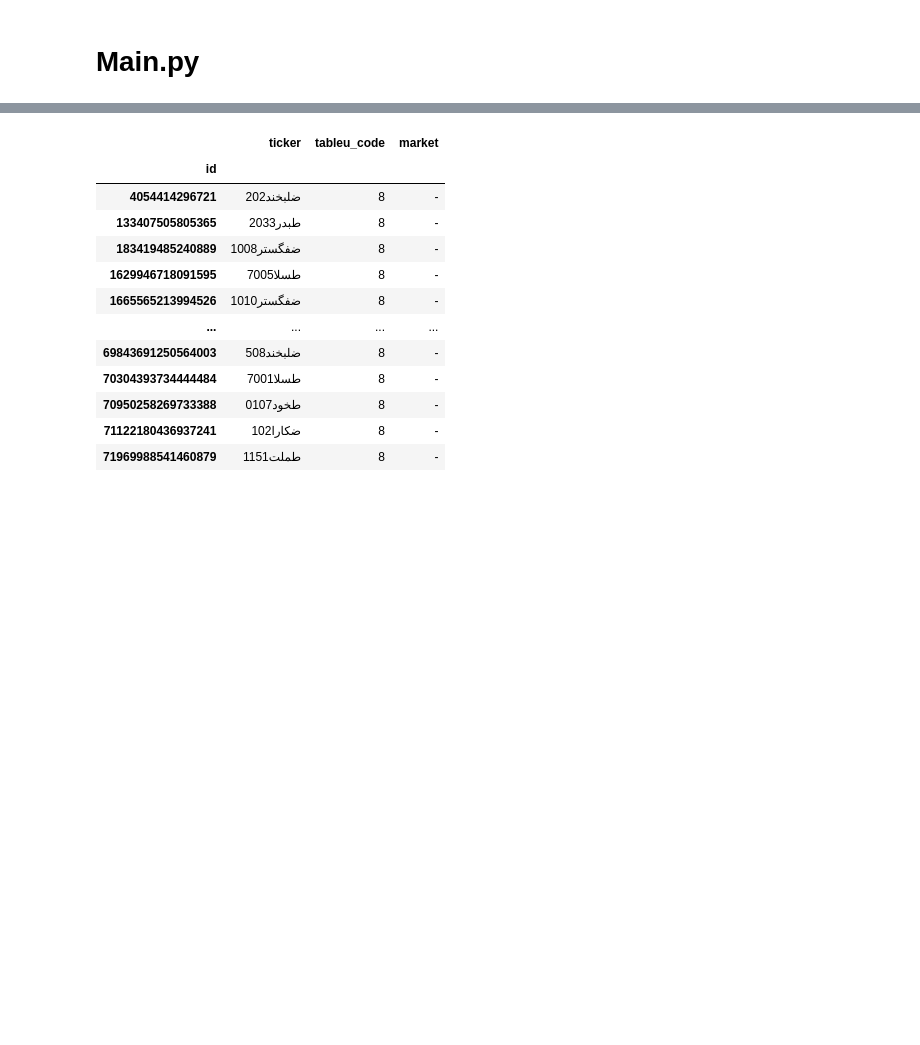
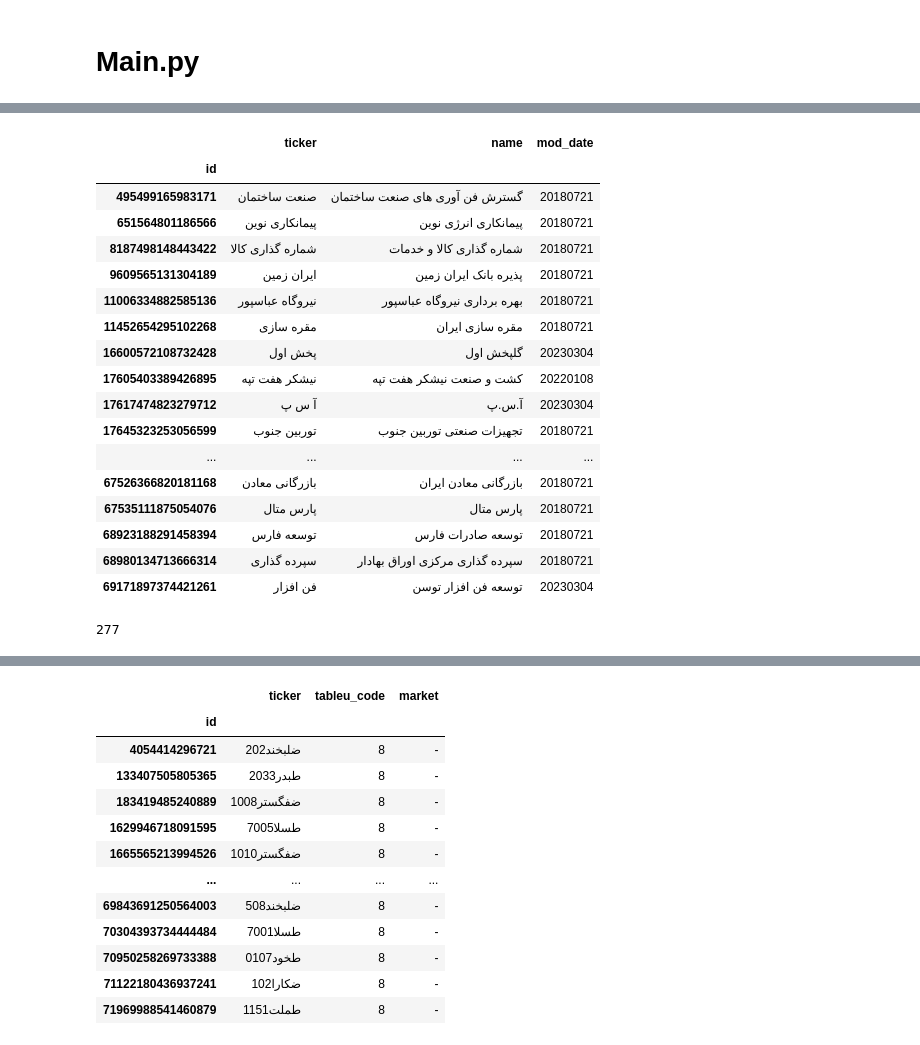
Before and after one commit to Aquarii/dashboard, a Jupyter notebook: draft.ipynb, the cells around one changed output, grey strips where cells are left out. Drawn from its saved outputs; the diff is of its cells as text; code cells hidden in the pictures; blank space fills up the shorter version.

```diff
--- a/draft.ipynb
+++ b/draft.ipynb
@@ -181,0 +73,13 @@ array(['8', '5', '4', '1', '7', '3', '9', '6'], dtype=object)
+# %%
+conn = db.connect(cfg['PATH']['DB'])
+# region: sqlalchemy connection
+# db_url = URL.create(
+#     'postgresql+psycopg2',
+#     username = cfg['DB']['USERNAME'],
+#     password = cfg['DB']['PASSWORD'],
+#     host = cfg['DB']['HOST'],
+#     database = cfg['DB']['NAME']
+# )
+# engine = create_engine(db_url, echo=False)
+# conn = engine.connect()
+# endregion
@@ -181,0 +148,8 @@ array(['8', '5', '4', '1', '7', '3', '9', '6'], dtype=object)
+# %%
+insts = pd.read_sql('select * from instruments_aio', conn, index_col='id')
+drop_cols = ['inst_code_12','inst_code_5','name_latin','company_code_4',
+    'company_name','industry_sector_code','industry_subsector_code',
+    'نام شرکت','نام لاتین شرکت','نماد 30 رقمی فارسی','نماد فارسی','کد 12 رقمی شرکت',
+    'کد 12 رقمی نماد','کد 4 رقمی شرکت','کد 5 رقمی نماد','کد تابلو']
+insts.drop(drop_cols, axis=1, inplace=True)
+insts
@@ -181,0 +192,16 @@ array(['8', '5', '4', '1', '7', '3', '9', '6'], dtype=object)
+# %%
+# 'حق تقدم'
+# بجز بازار پایه و شرکتهای کوچک و متوسط فرابورس
+insts[(insts['type'] == 'حق تقدم') & (insts['tableu_code'] != '9') & (insts['tableu_code'] != '7')]['بازار'].unique()
+
+# سهام عادی
+# بجز بازار پایه و شرکتهای کوچک و متوسط فرابورس
+saham = insts[
+    (insts['type'] == 'سهام عادی') &
+    (insts['tableu_code'] != '9') &
+    (insts['tableu_code'] != '8') &
+    (insts['tableu_code'] != '7') &
+    (insts['tableu_code'] != '4') &
+    (insts['بازار'] != '-')
+]
+saham
@@ -181,0 +217,40 @@ array(['8', '5', '4', '1', '7', '3', '9', '6'], dtype=object)
+# %%
+saham[saham['ticker'].str.contains(' ')][['ticker','name','mod_date']]
+# 17617474823279712	آ س پ	آ.س.پ
+# 27096851668435724	جم پیلن	پلی پروپیلن جم - جم پیلن
+# 43362635835198978	های وب	داده گسترعصرنوین-های وب
+# 62977319271289925	کی بی سی	شرکت کی بی سی
+# %% [output]
+|  | ticker | name | mod_date |
+| id |  |  |  |
+| 495499165983171 | صنعت ساختمان | گسترش فن آوری های صنعت ساختمان | 20180721 |
+| 651564801186566 | پیمانکاری نوین | پیمانکاری انرژی نوین | 20180721 |
+| 8187498148443422 | شماره گذاری کالا | شماره گذاری کالا و خدمات | 20180721 |
+| 9609565131304189 | ایران زمین | پذیره بانک ایران زمین | 20180721 |
+| 11006334882585136 | نیروگاه عباسپور | بهره برداری نیروگاه عباسپور | 20180721 |
+| 11452654295102268 | مقره سازی | مقره سازی ایران | 20180721 |
+| 16600572108732428 | پخش اول | گلپخش اول | 20230304 |
+| 17605403389426895 | نیشکر هفت تپه | کشت و صنعت نیشکر هفت تپه | 20220108 |
+| 17617474823279712 | آ س پ | آ.س.پ | 20230304 |
+| 17645323253056599 | توربین جنوب | تجهیزات صنعتی توربین جنوب | 20180721 |
+| ... | ... | ... | ... |
+| 67526366820181168 | بازرگانی معادن | بازرگانی معادن ایران | 20180721 |
+| 67535111875054076 | پارس متال | پارس متال | 20180721 |
+| 68923188291458394 | توسعه فارس | توسعه صادرات فارس | 20180721 |
+| 68980134713666314 | سپرده گذاری | سپرده گذاری مرکزی اوراق بهادار | 20180721 |
+| 69171897374421261 | فن افزار | توسعه فن افزار توسن | 20230304 |
+# %%
+insts[
+    (insts['sub_type'] == 'اتیسی') &
+    (insts['tableu_code'] != '9') &
+    (insts['tableu_code'] != '8') &
+    (insts['tableu_code'] != '7') &
+    (insts['tableu_code'] != '4') &
+    (insts['بازار'] != '-')
+]['ticker'].nunique()
+
+# عمده - انرژی۲ - پذیره - حذف - انرژی۱ - اونایی ک فاصله دارن(۲ کلمه اند) - بازار=خط تیره منفی
+# market 2 & tableu 5 = فرابورس بازار سوم
+#
+# %% [output]
+277
```
Also changed, not shown: parts of 36 cells of this notebook, 7 other files.
